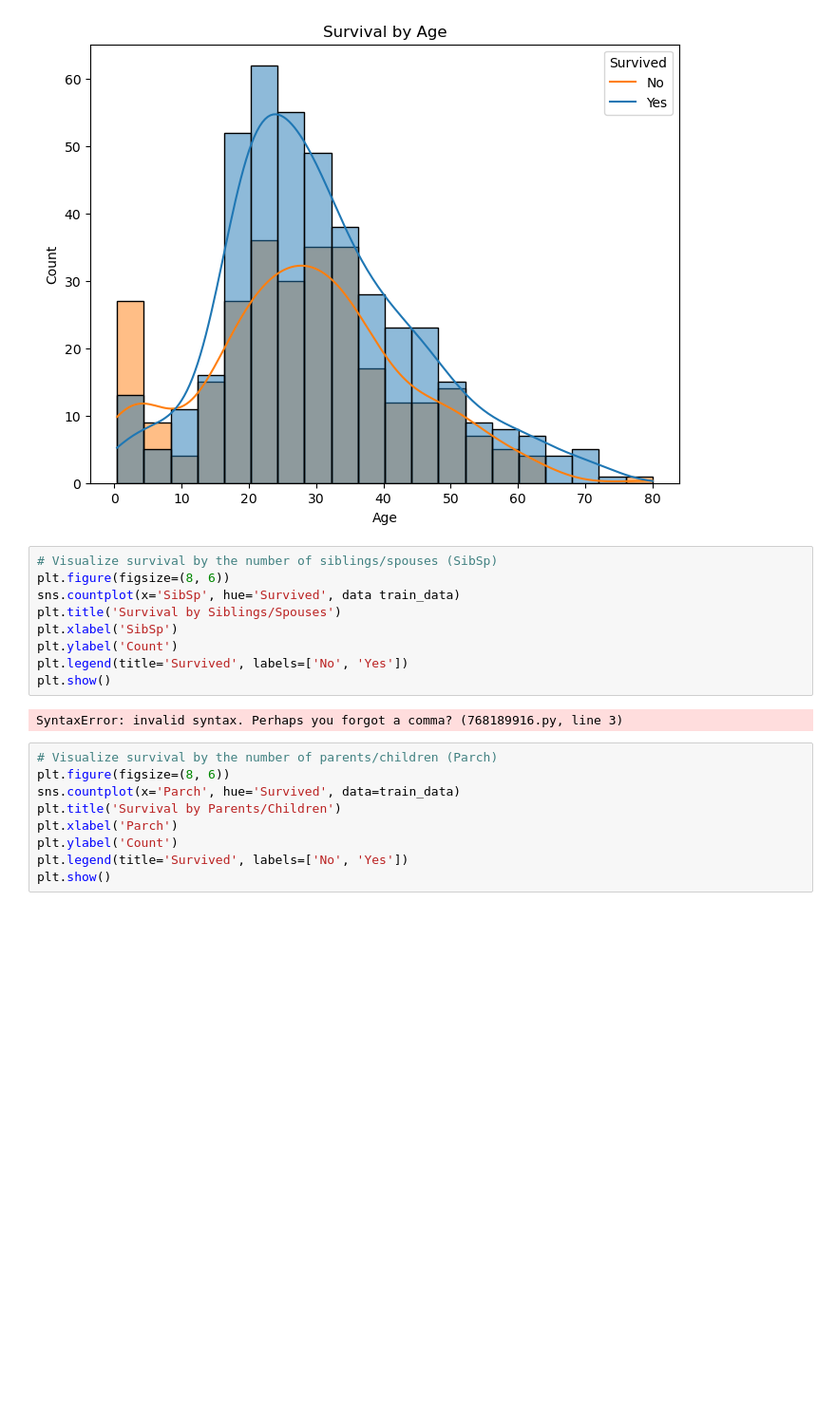
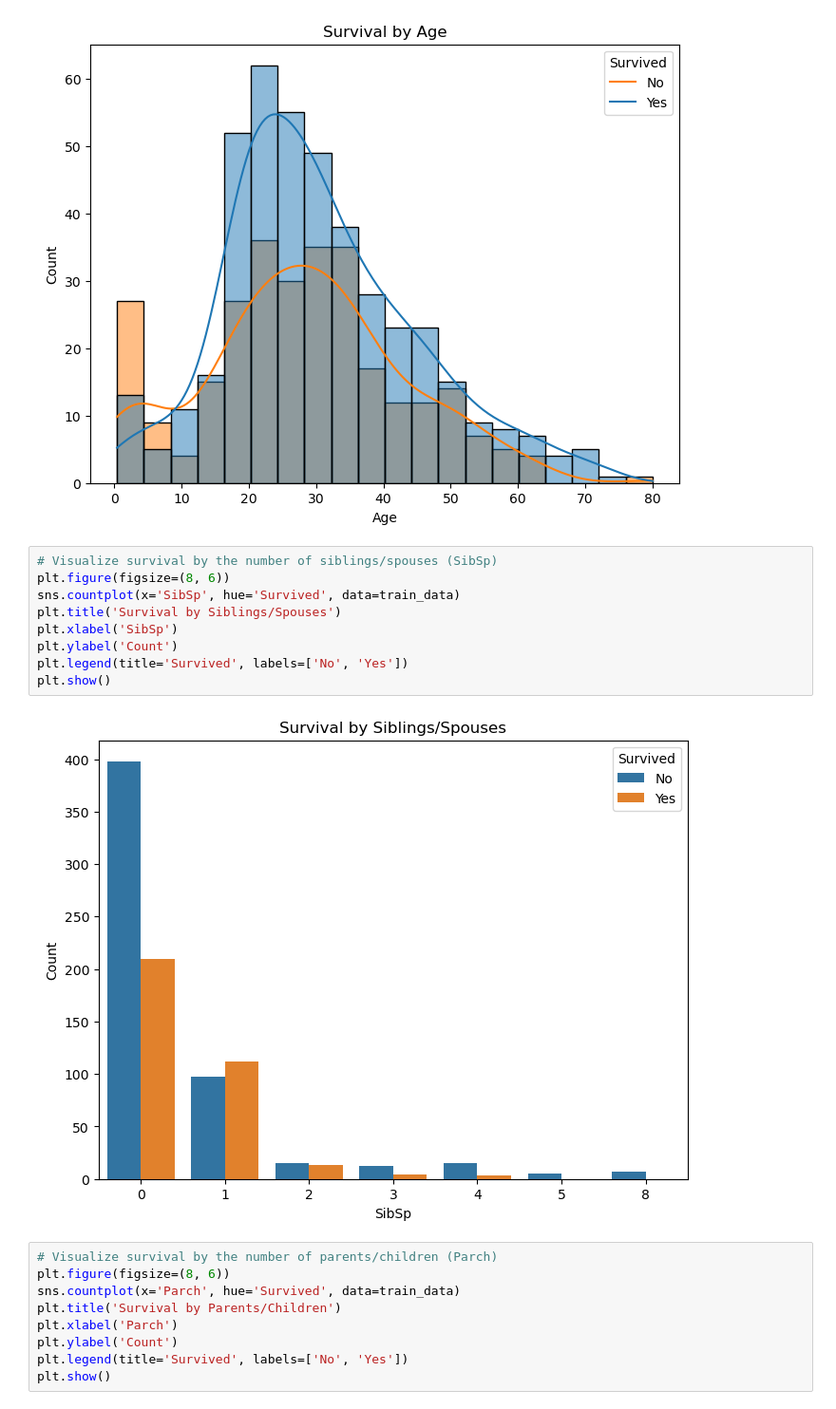
Before and after one commit to CharmaineVinarta/Titanic-Survival-Predictions.py, a Jupyter notebook: Titanic Prediction.ipynb, the cells around one changed output. Shown: that part at 95% size. Saved outputs shown, nothing was run; the diff lists cells and outputs as text; blank space fills up the shorter version.

```diff
--- a/Titanic Prediction.ipynb
+++ b/Titanic Prediction.ipynb
@@ -121,14 +121,14 @@ plt.show()
 # %%
 # Visualize survival by the number of siblings/spouses (SibSp)
 plt.figure(figsize=(8, 6))
-sns.countplot(x='SibSp', hue='Survived', data train_data)
+sns.countplot(x='SibSp', hue='Survived', data=train_data)
 plt.title('Survival by Siblings/Spouses')
 plt.xlabel('SibSp')
 plt.ylabel('Count')
 plt.legend(title='Survived', labels=['No', 'Yes'])
 plt.show()
 # %% [output]
-SyntaxError: invalid syntax. Perhaps you forgot a comma? (768189916.py, line 3)
+[figure, added]
 # %%
 # Visualize survival by the number of parents/children (Parch)
 plt.figure(figsize=(8, 6))
```
Also changed, not shown: parts of 6 cells of this notebook, 1 other file.
